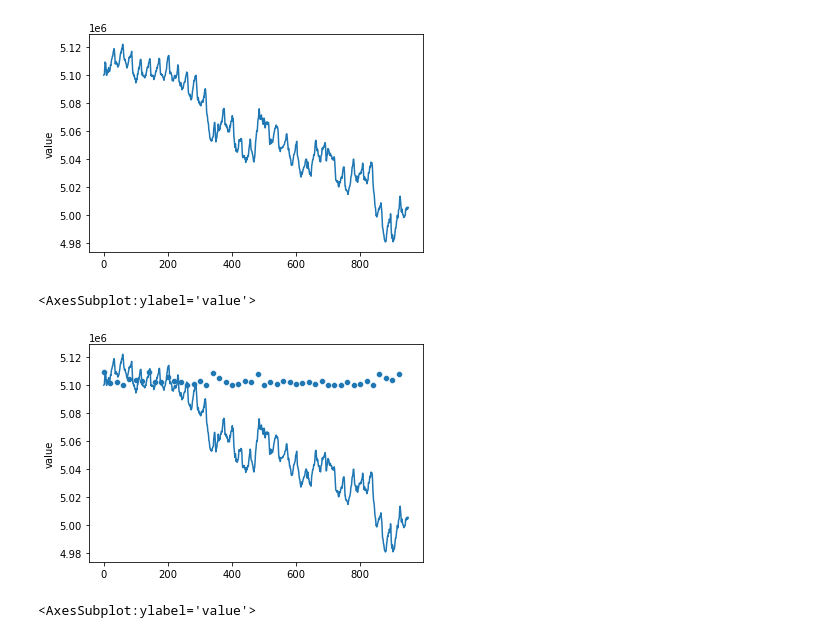
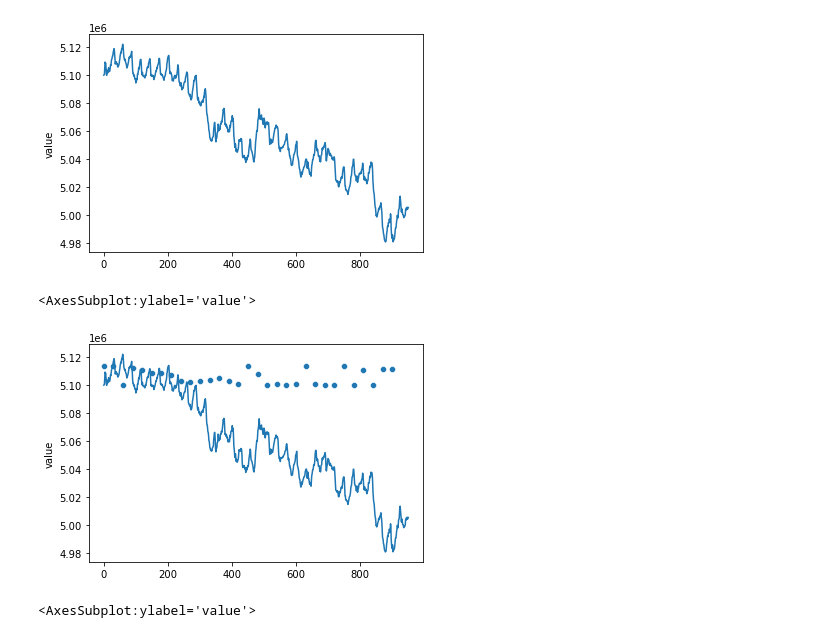
Before and after one commit to bsenst/android-biosignal, a Jupyter notebook: ecg4everybody/get_data.ipynb, the cells around one changed output. Saved outputs shown, nothing was run; the diff lists cells and outputs as text; code cells hidden in the pictures.

```diff
--- a/ecg4everybody/get_data.ipynb
+++ b/ecg4everybody/get_data.ipynb
@@ -2,7 +5,7 @@
 import pandas as pd
 # %%
 data = pd.DataFrame({"datetime": [], "int": []})
-data = pd.read_csv("ecg4everybody_tester_12-08-35_14-06.tsv", sep="	", header=1)
+data = pd.read_csv("20210614/ecg4everybody_tester_12-08-35_14-06.tsv", sep="	", header=1)
 data.head()
 # %% [output]
 |  | timestamp | value |
@@ -36,13 +39,14 @@ sns.lineplot(y=data.value,x=range(0,len(data.value)))
 [figure]
 # %%
 max = []
-for i in range(0,len(data.value)-20, 20):
-    max.append(data.value[data.value[i:i+19].argmax()])
-sns.scatterplot(y=max,x=range(0,len(data.value)-20, 20))
+window = 30
+for i in range(0,len(data.value)-window, window):
+    max.append(data.value[data.value[i:i+window-1].argmax()])
+sns.scatterplot(y=max,x=range(0,len(data.value)-window, window))
 sns.lineplot(y=data.value,x=range(0,len(data.value)))
 # %% [output]
 <AxesSubplot:ylabel='value'>
-[figure, old version]
+[figure, new version]
 # %%
 sns.lineplot(y=data.value[400:500],x=range(0,100))
 sns.lineplot(y=data.value[400:500].mean(),x=range(0,100))
```
Also changed, not shown: parts of 12 cells of this notebook, 1 other file.
